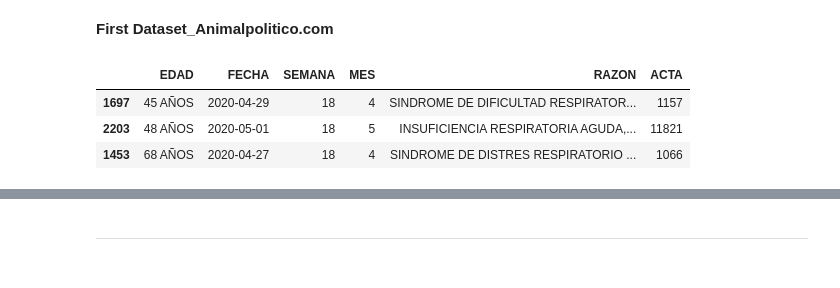
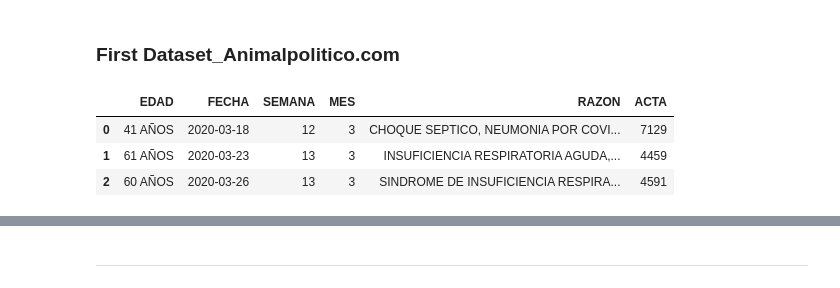
Before and after one commit to cesarrc21/DataViz, a Jupyter notebook: covid19cdmxdeaths.ipynb, the cells around one changed output, grey strips where cells are left out. Drawn from its saved outputs; the diff is of its cells as text; code cells hidden in the pictures.

```diff
--- a/covid19cdmxdeaths.ipynb
+++ b/covid19cdmxdeaths.ipynb
@@ -8,10 +10,10 @@ from datetime import datetime
 # %% [markdown]
-**First Dataset_Animalpolitico.com**
+### **First Dataset_Animalpolitico.com**
 # %%
 df = pd.read_excel('actas-defuncion-covid-19-cdmx.xlsx')
-df.sample(3)
+df.head(3)
 # %% [output]
 |  | EDAD | FECHA | SEMANA | MES | RAZON | ACTA |
-| 1697 | 45 AÑOS | 2020-04-29 | 18 | 4 | SINDROME DE DIFICULTAD RESPIRATOR... | 1157 |
-| 2203 | 48 AÑOS | 2020-05-01 | 18 | 5 | INSUFICIENCIA RESPIRATORIA AGUDA,... | 11821 |
-| 1453 | 68 AÑOS | 2020-04-27 | 18 | 4 | SINDROME DE DISTRES RESPIRATORIO ... | 1066 |
+| 0 | 41 AÑOS | 2020-03-18 | 12 | 3 | CHOQUE SEPTICO, NEUMONIA POR COVI... | 7129 |
+| 1 | 61 AÑOS | 2020-03-23 | 13 | 3 | INSUFICIENCIA RESPIRATORIA AGUDA,... | 4459 |
+| 2 | 60 AÑOS | 2020-03-26 | 13 | 3 | SINDROME DE INSUFICIENCIA RESPIRA... | 4591 |
```
Also changed, not shown: parts of 57 cells of this notebook.
